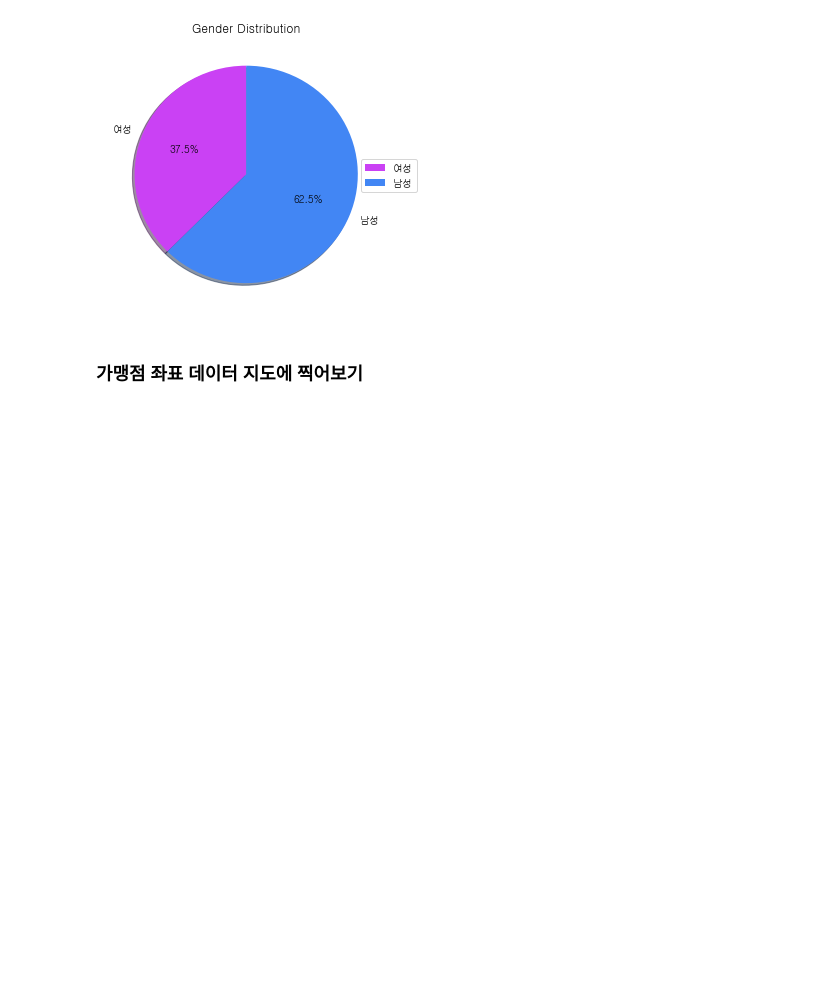
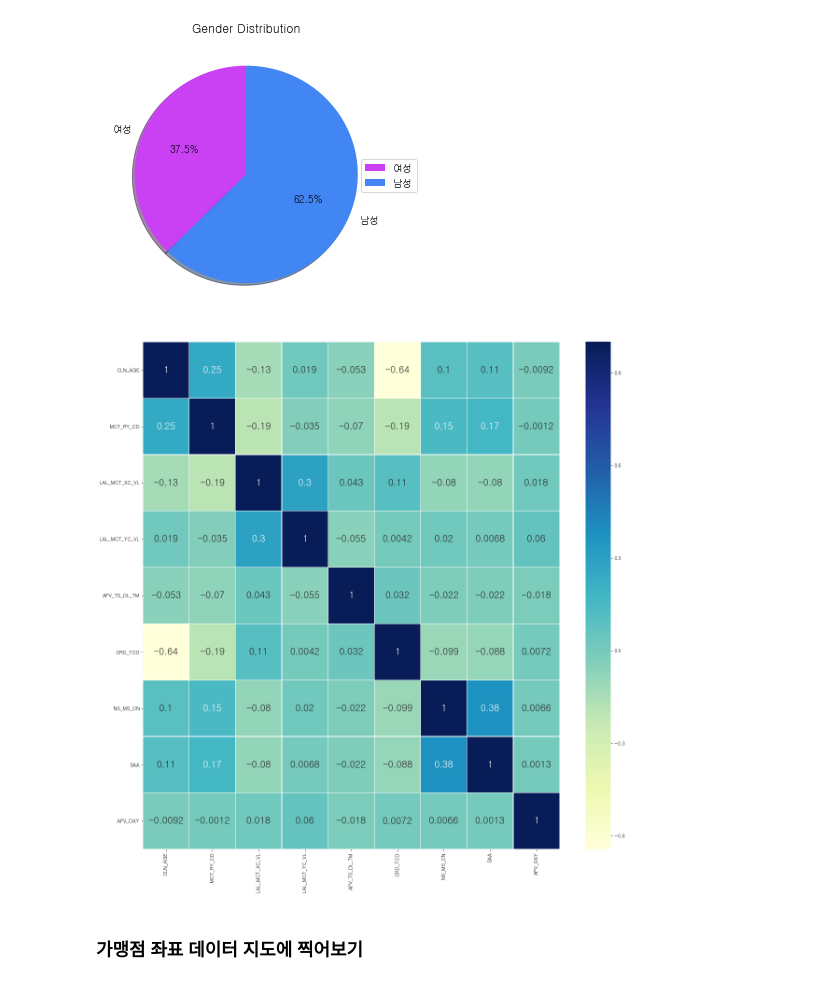
Before and after one commit to lain-02/aiproject, a Jupyter notebook: ai_project.ipynb, the cells around one changed output. Saved outputs shown, nothing was run; the diff lists cells and outputs as text; code cells hidden in the pictures; blank space fills up the shorter version.

```diff
--- a/ai_project.ipynb
+++ b/ai_project.ipynb
@@ -397,6 +380,17 @@ plt.title("Gender Distribution")
 plt.show()
 # %% [output]
 [figure]
+# %%
+# 전체 변수 correlation 분석
+corr = data.corr()
+sns.heatmap(corr,annot=True,cmap='YlGnBu',linewidths=0.2,annot_kws={'size':20})
+fig=plt.gcf()
+fig.set_size_inches(20,20)
+plt.xticks(fontsize=11)
+plt.yticks(fontsize=11)
+plt.show()
+# %% [output]
+[figure, added]
 # %% [markdown]
 ### 가맹점 좌표 데이터 지도에 찍어보기
 # %%
```
Also changed, not shown: parts of 2 cells of this notebook.
